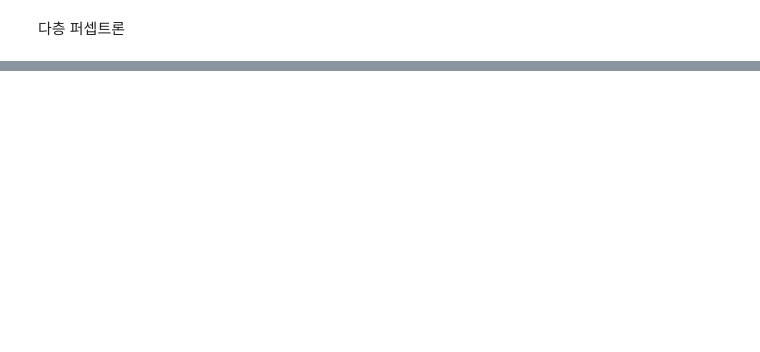
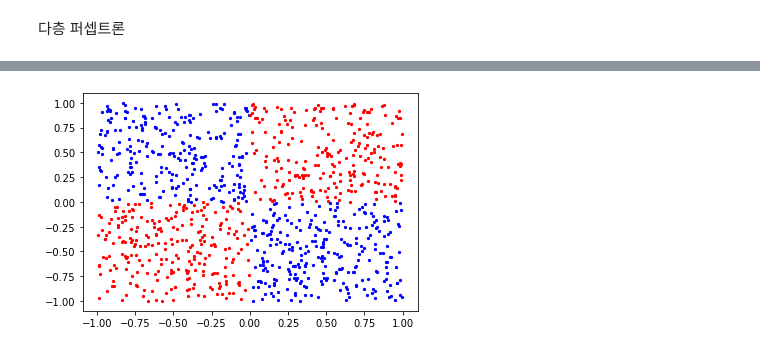
Before and after one commit to Namsik-Yoon/pytorch_basic, a Jupyter notebook: 5_2 Non Linear 예시.ipynb, the cells around one changed output, grey strips where cells are left out. Drawn from its saved outputs; the diff is of its cells as text; code cells hidden in the pictures; blank space fills up the shorter version.

```diff
--- a/5_2 Non Linear 예시.ipynb
+++ b/5_2 Non Linear 예시.ipynb
@@ -154,0 +166,14 @@ for i,x in enumerate(X):
+# %%
+y = []
+for i in X:
+    if i[0]*i[1]<0:y.append([1.])
+    else:y.append([0.])
+y = np.array(y)
+# %%
+for i,x in enumerate(X):
+    if y[i]==0:
+        plt.scatter(*x,c='red',s=5)
+    else:
+        plt.scatter(*x,c='blue',s=5)
+# %% [output]
+[figure, added]
```
Also changed, not shown: parts of 27 cells of this notebook.
